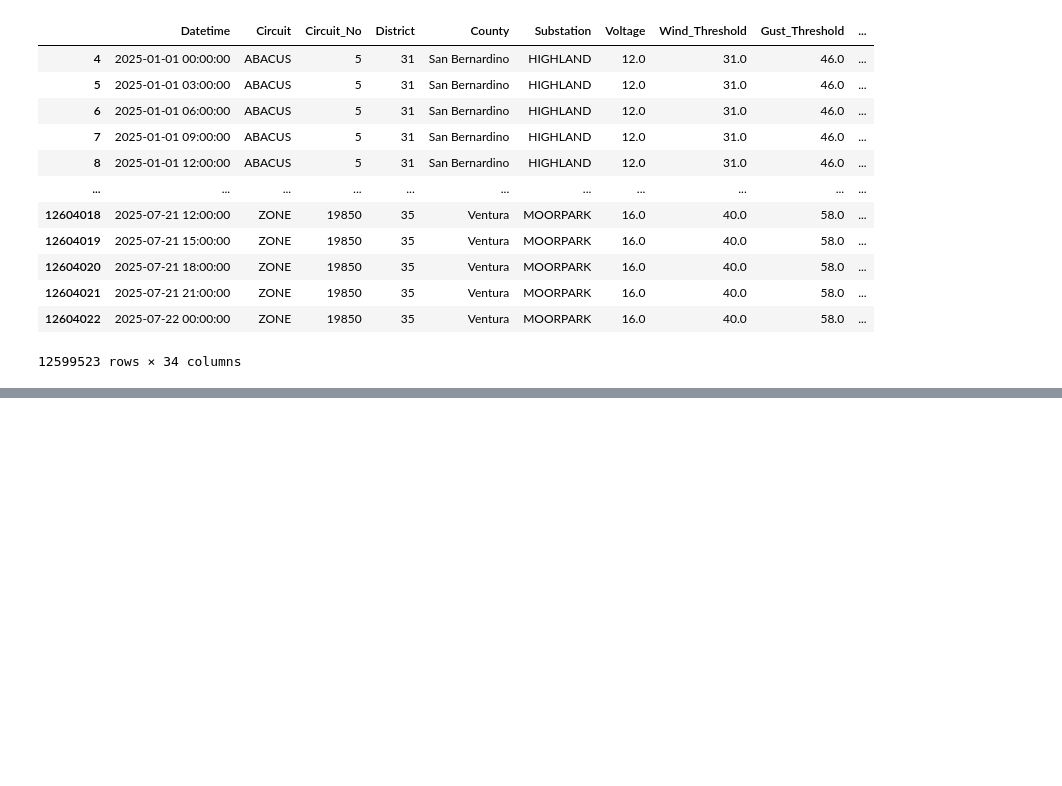
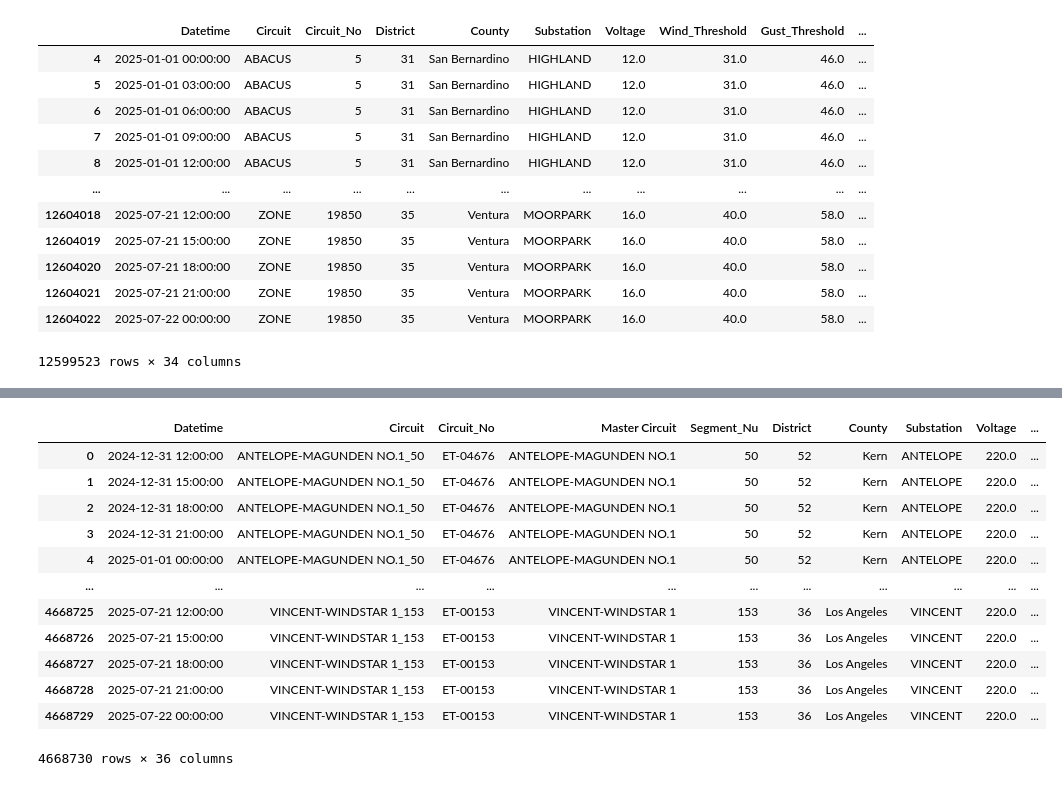
Before and after one commit to charliet202020/Ignition-Goal-Setting-Github, a Jupyter notebook: Forecast_Circuit_Data.ipynb, the cells around one changed output, grey strips where cells are left out. Drawn from its saved outputs; the diff is of its cells as text; code cells hidden in the pictures; blank space fills up the shorter version.

```diff
--- a/Forecast_Circuit_Data.ipynb
+++ b/Forecast_Circuit_Data.ipynb
@@ -26,16 +26,16 @@ Processing data for 20250713
 Processing data for 20250714
 Processing data for 20250715
 # %%
-# # loop through bulk forecast
-# bulktrans_df = pd.DataFrame()
-# for date in date_list:
-#     file_path = f'CircuitLevelData/Bulk_Forecasts 1-1-25 through 7-15-25/circuit_level_weather_fpi2_BulkTrans_HFA_{date.strftime("%Y%m%d")}.csv'
-#     try:
-#         df = pd.read_csv(file_path)
-#         df['Date'] = date.strftime('%Y-%m-%d')
-#         bulktrans_df = pd.concat([bulktrans_df, df], ignore_index=True)
-#     except FileNotFoundError:
-#         print(f"File not found: {file_path}")
+# loop through bulk forecast
+bulktrans_df = pd.DataFrame()
+for date in date_list:
+    file_path = f'//sce.eix.com/workgroup/SPE_DSA/Charles/IgnitionGoalSettingInput/Bulk_Forecasts 1-1-25 through 7-15-25/circuit_level_weather_fpi2_BulkTrans_HFA_{date.strftime("%Y%m%d")}.csv'
+    try:
+        df = pd.read_csv(file_path)
+        df['Date'] = date.strftime('%Y-%m-%d')
+        bulktrans_df = pd.concat([bulktrans_df, df], ignore_index=True)
+    except FileNotFoundError:
+        print(f"File not found: {file_path}")
 # %%
 ### Loop through all forecasted distribution circuits files
 dist_df = pd.DataFrame()
@@ -195,3 +295,19 @@ dist_df_with_forecast.head(20)
+# %%
+bulktrans_df
+# %% [output]
+|  | Datetime | Circuit | Circuit_No | Master Circuit | Segment_Nu | District | County | Substation | Voltage | ... |
+| 0 | 2024-12-31 12:00:00 | ANTELOPE-MAGUNDEN NO.1_50 | ET-04676 | ANTELOPE-MAGUNDEN NO.1 | 50 | 52 | Kern | ANTELOPE | 220.0 | ... |
+| 1 | 2024-12-31 15:00:00 | ANTELOPE-MAGUNDEN NO.1_50 | ET-04676 | ANTELOPE-MAGUNDEN NO.1 | 50 | 52 | Kern | ANTELOPE | 220.0 | ... |
+| 2 | 2024-12-31 18:00:00 | ANTELOPE-MAGUNDEN NO.1_50 | ET-04676 | ANTELOPE-MAGUNDEN NO.1 | 50 | 52 | Kern | ANTELOPE | 220.0 | ... |
+| 3 | 2024-12-31 21:00:00 | ANTELOPE-MAGUNDEN NO.1_50 | ET-04676 | ANTELOPE-MAGUNDEN NO.1 | 50 | 52 | Kern | ANTELOPE | 220.0 | ... |
+| 4 | 2025-01-01 00:00:00 | ANTELOPE-MAGUNDEN NO.1_50 | ET-04676 | ANTELOPE-MAGUNDEN NO.1 | 50 | 52 | Kern | ANTELOPE | 220.0 | ... |
+| ... | ... | ... | ... | ... | ... | ... | ... | ... | ... | ... |
+| 4668725 | 2025-07-21 12:00:00 | VINCENT-WINDSTAR 1_153 | ET-00153 | VINCENT-WINDSTAR 1 | 153 | 36 | Los Angeles | VINCENT | 220.0 | ... |
+| 4668726 | 2025-07-21 15:00:00 | VINCENT-WINDSTAR 1_153 | ET-00153 | VINCENT-WINDSTAR 1 | 153 | 36 | Los Angeles | VINCENT | 220.0 | ... |
+| 4668727 | 2025-07-21 18:00:00 | VINCENT-WINDSTAR 1_153 | ET-00153 | VINCENT-WINDSTAR 1 | 153 | 36 | Los Angeles | VINCENT | 220.0 | ... |
+| 4668728 | 2025-07-21 21:00:00 | VINCENT-WINDSTAR 1_153 | ET-00153 | VINCENT-WINDSTAR 1 | 153 | 36 | Los Angeles | VINCENT | 220.0 | ... |
+| 4668729 | 2025-07-22 00:00:00 | VINCENT-WINDSTAR 1_153 | ET-00153 | VINCENT-WINDSTAR 1 | 153 | 36 | Los Angeles | VINCENT | 220.0 | ... |
+4668730 rows × 36 columns
 # %%
 # # save dist_df to csv
 # dist_df.to_csv('CircuitLevelData/Dist_Forecasts_2025.csv', index=False)
```
Also changed, not shown: parts of 11 cells of this notebook, 6 other files.
